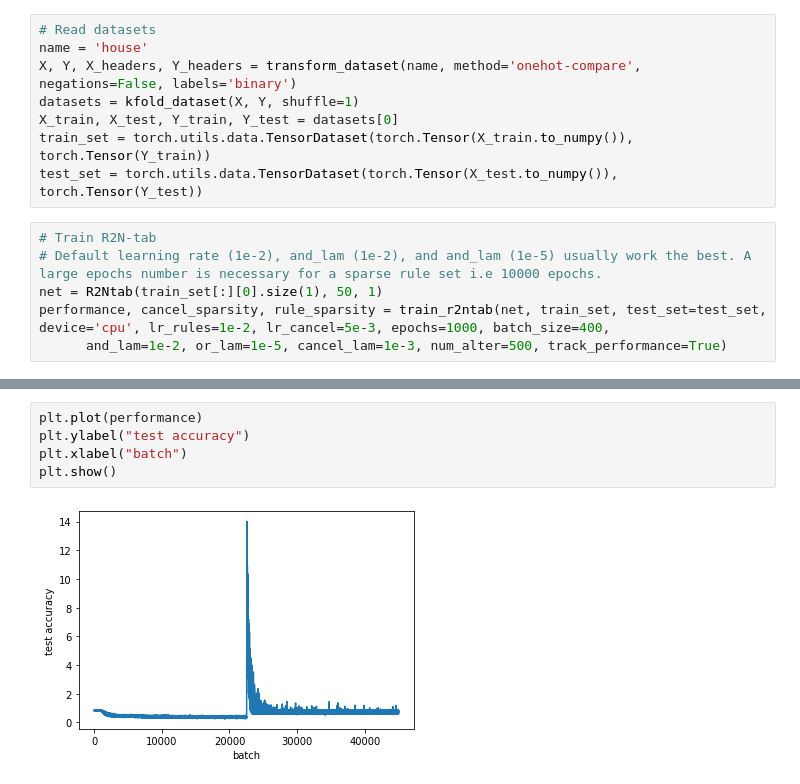
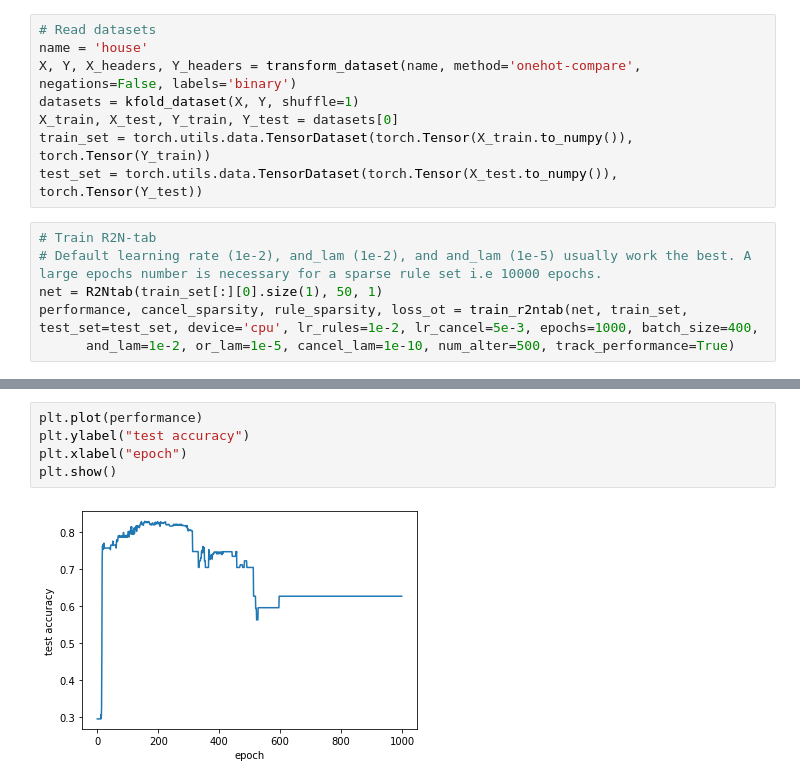
Before and after one commit to mrvanderzwart/R2N-Tab, a Jupyter notebook: tutorial.ipynb, the cells around one changed output, grey strips where cells are left out. Cells and saved outputs as stored; diff of their text form.

```diff
--- a/tutorial.ipynb
+++ b/tutorial.ipynb
@@ -21,8 +21,8 @@ test_set = torch.utils.data.TensorDataset(torch.Tensor(X_test.to_numpy()), torch
 # Train R2N-tab
 # Default learning rate (1e-2), and_lam (1e-2), and and_lam (1e-5) usually work the best. A large epochs number is necessary for a sparse rule set i.e 10000 epochs.
 net = R2Ntab(train_set[:][0].size(1), 50, 1)
-performance, cancel_sparsity, rule_sparsity = train_r2ntab(net, train_set, test_set=test_set, device='cpu', lr_rules=1e-2, lr_cancel=5e-3, epochs=1000, batch_size=400,
-      and_lam=1e-2, or_lam=1e-5, cancel_lam=1e-3, num_alter=500, track_performance=True)
+performance, cancel_sparsity, rule_sparsity, loss_ot = train_r2ntab(net, train_set, test_set=test_set, device='cpu', lr_rules=1e-2, lr_cancel=5e-3, epochs=1000, batch_size=400,
+      and_lam=1e-2, or_lam=1e-5, cancel_lam=1e-10, num_alter=500, track_performance=True)
 # %%
 # Get accuracy and the rule net
 accu = (net.predict(np.array(X_test)) == Y_test).mean()
@@ -37,7 +37,7 @@ print(rules)
 # %%
 plt.plot(performance)
 plt.ylabel("test accuracy")
-plt.xlabel("batch")
+plt.xlabel("epoch")
 plt.show()
 # %% [output]
-[figure, old version]
+[figure, new version]
```
Also changed, not shown: parts of 4 cells of this notebook, 1 other file.
